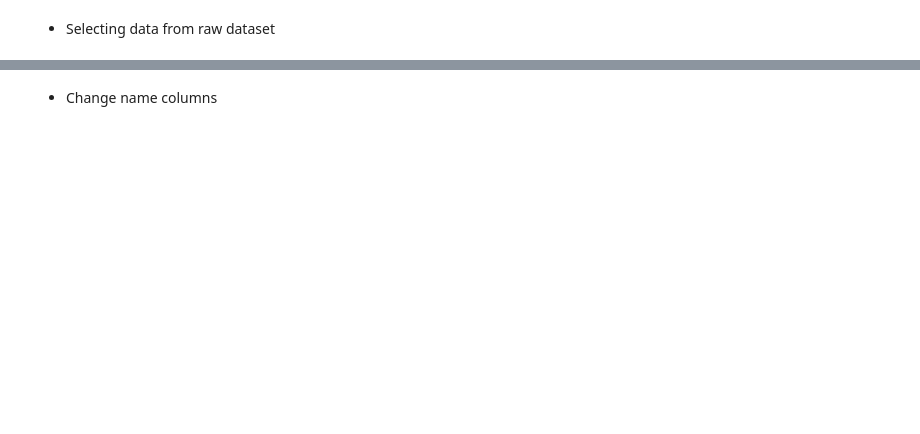
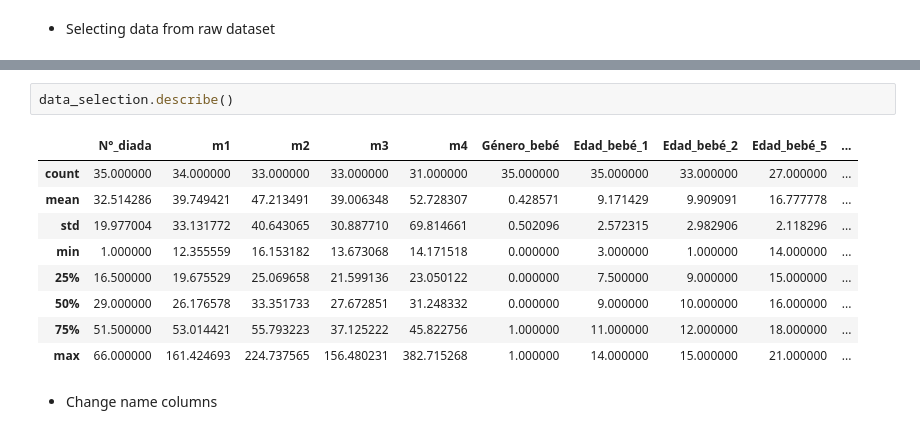
Before and after one commit to dMedinaO/IgA_attachment_analysis, a Jupyter notebook: preprocessing_data/1_process_raw_data_iga.ipynb, the cells around one changed output, grey strips where cells are left out. Drawn from its saved outputs; the diff is of its cells as text; blank space fills up the shorter version.

```diff
--- a/preprocessing_data/1_process_raw_data_iga.ipynb
+++ b/preprocessing_data/1_process_raw_data_iga.ipynb
@@ -69,3 +71,15 @@ data_selection.head(5)
+# %%
+data_selection.describe()
+# %% [output]
+|  | N°_diada | m1 | m2 | m3 | m4 | Género_bebé | Edad_bebé_1 | Edad_bebé_2 | Edad_bebé_5 | ... |
+| count | 35.000000 | 34.000000 | 33.000000 | 33.000000 | 31.000000 | 35.000000 | 35.000000 | 33.000000 | 27.000000 | ... |
+| mean | 32.514286 | 39.749421 | 47.213491 | 39.006348 | 52.728307 | 0.428571 | 9.171429 | 9.909091 | 16.777778 | ... |
+| std | 19.977004 | 33.131772 | 40.643065 | 30.887710 | 69.814661 | 0.502096 | 2.572315 | 2.982906 | 2.118296 | ... |
+| min | 1.000000 | 12.355559 | 16.153182 | 13.673068 | 14.171518 | 0.000000 | 3.000000 | 1.000000 | 14.000000 | ... |
+| 25% | 16.500000 | 19.675529 | 25.069658 | 21.599136 | 23.050122 | 0.000000 | 7.500000 | 9.000000 | 15.000000 | ... |
+| 50% | 29.000000 | 26.176578 | 33.351733 | 27.672851 | 31.248332 | 0.000000 | 9.000000 | 10.000000 | 16.000000 | ... |
+| 75% | 51.500000 | 53.014421 | 55.793223 | 37.125222 | 45.822756 | 1.000000 | 11.000000 | 12.000000 | 18.000000 | ... |
+| max | 66.000000 | 161.424693 | 224.737565 | 156.480231 | 382.715268 | 1.000000 | 14.000000 | 15.000000 | 21.000000 | ... |
 # %% [markdown]
 - Change name columns
 # %%
```
Also changed, not shown: parts of 7 cells of this notebook, 13 other files.
